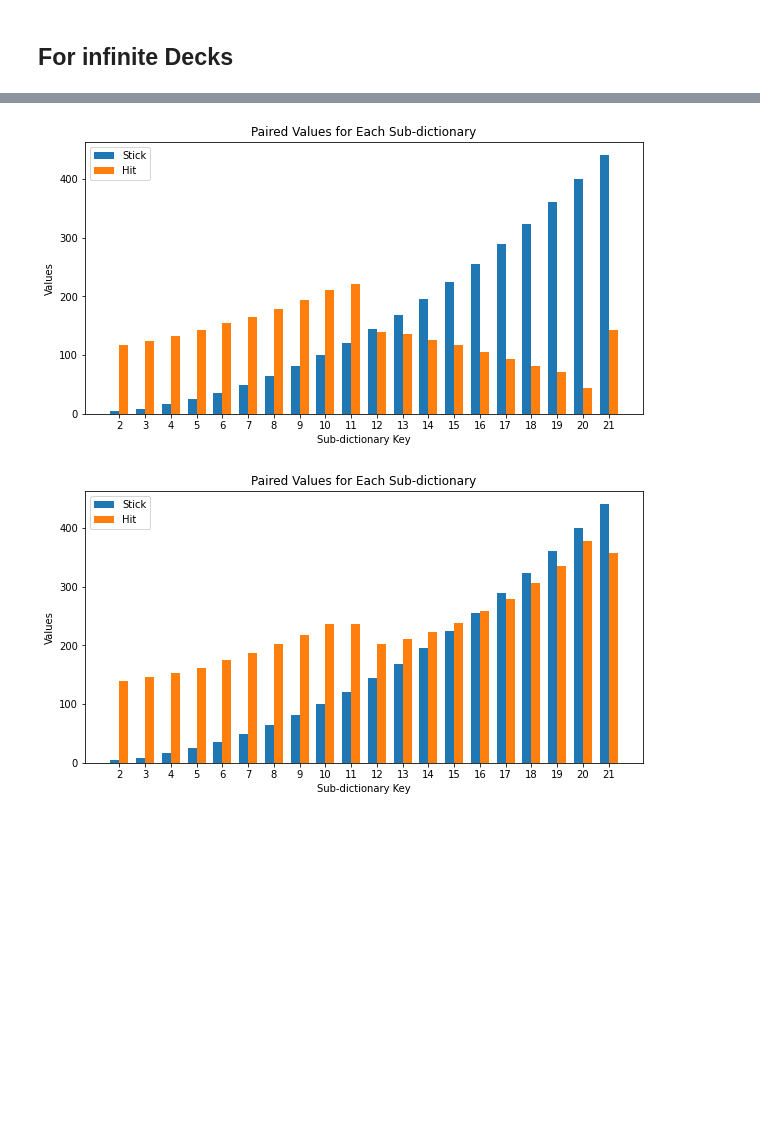
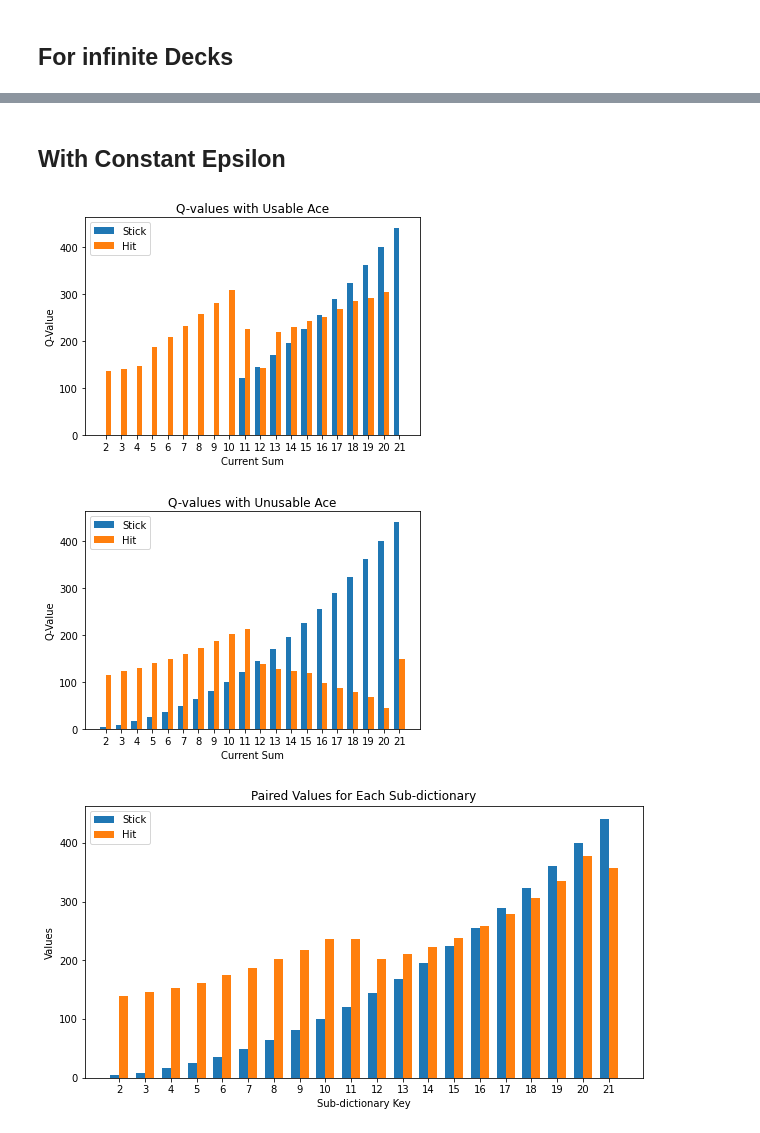
Before and after one commit to artemi8/RL-black-jack, a Jupyter notebook: Black-Jack-Monte-Carlo-ES-InfiniteDeck.ipynb, the cells around one changed output, grey strips where cells are left out. Saved outputs shown, nothing was run; the diff lists cells and outputs as text; code cells hidden in the pictures; blank space fills up the shorter version.

Commit message:
Added Usable ace to the state and epsilon decay option to the Monte Carlo ES Agent

```diff
--- a/Black-Jack-Monte-Carlo-ES-InfiniteDeck.ipynb
+++ b/Black-Jack-Monte-Carlo-ES-InfiniteDeck.ipynb
@@ -113,6 +186,7 @@ env = BlackJackStylised()
 # %%
 init_config= {'init_state_action_val': 0,
               'epsilon' : 0.25,
-              'gamma' : 0.80}
-agent_v1 = MonteCarloES(states=list(range(2, 22)), actions=[0, 1],
-                        init_config=init_config)
+              'gamma' : 0.75,
+              'states' : {'state_dim_1':list(range(2, 22)),
+                          'state_dim_2': [0,1]}}
+agent_v1 = MonteCarloES(init_config=init_config, actions=[0, 1], epsilon_decay=True)
@@ -185,7 +233,11 @@ if not hand_complete:
+# %% [markdown]
+## With Constant Epsilon
 # %%
-plot_Q_values(agent_v1.Q)
+plot_monte_carlo_q_values(agent_v1, usable_ace=True, deck_feature_representative=1)  # For usable ace
+plot_monte_carlo_q_values(agent_v1, usable_ace=False, deck_feature_representative=1) # For unusable ace
 # %% [output]
-[figure, old version]
+[figure, new version]
+[figure, added]
 # %%
 plot_Q_values(agent_v1.Q)
 # %% [output]
```
Also changed, not shown: parts of 10 cells of this notebook, 3 other files.
